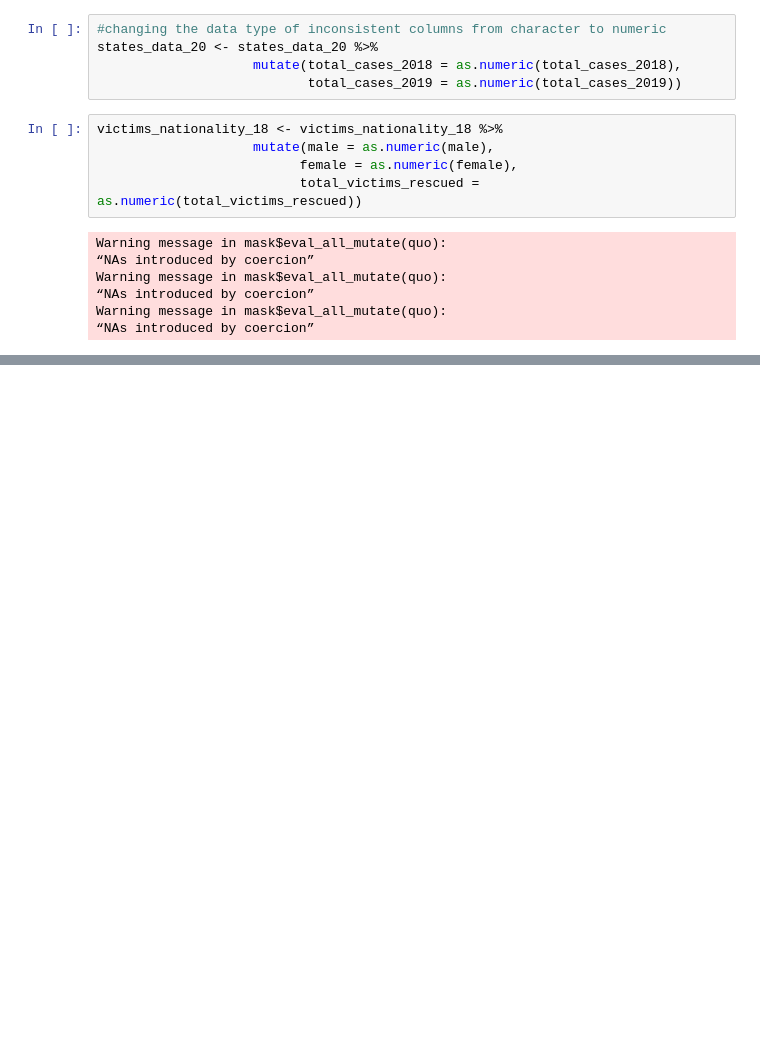
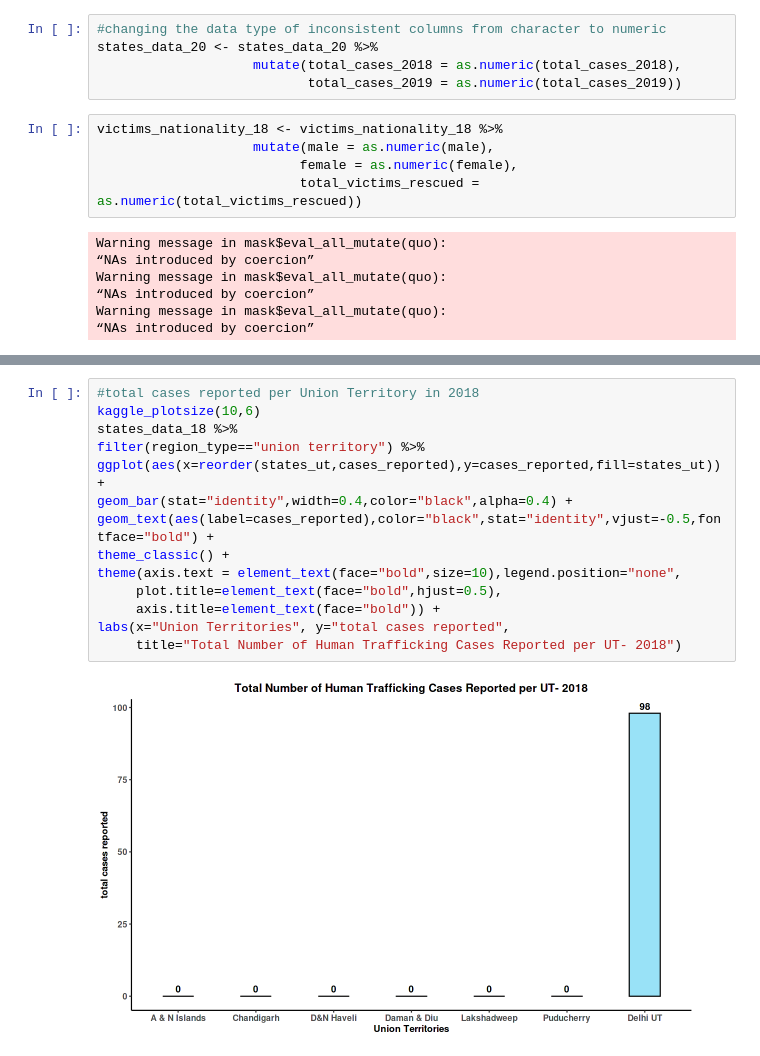
Before and after one commit to Cshefali/Human-Trafficking-India-Analysis, a Jupyter notebook: india-human-trafficking-analysis-2018-2020.ipynb, the cells around one changed output, grey strips where cells are left out. Saved outputs shown, nothing was run; the diff lists cells and outputs as text; blank space fills up the shorter version.

```diff
--- a/india-human-trafficking-analysis-2018-2020.ipynb
+++ b/india-human-trafficking-analysis-2018-2020.ipynb
@@ -310,0 +329,16 @@ And if the rate is NA, it means that:
+# %%
+#total cases reported per Union Territory in 2018
+kaggle_plotsize(10,6)
+states_data_18 %>%
+filter(region_type=="union territory") %>%
+ggplot(aes(x=reorder(states_ut,cases_reported),y=cases_reported,fill=states_ut)) +
+geom_bar(stat="identity",width=0.4,color="black",alpha=0.4) +
+geom_text(aes(label=cases_reported),color="black",stat="identity",vjust=-0.5,fontface="bold") +
+theme_classic() +
+theme(axis.text = element_text(face="bold",size=10),legend.position="none",
+     plot.title=element_text(face="bold",hjust=0.5),
+     axis.title=element_text(face="bold")) +
+labs(x="Union Territories", y="total cases reported",
+     title="Total Number of Human Trafficking Cases Reported per UT- 2018")
+# %% [output]
+[figure, added]
```
Also changed, not shown: parts of 26 cells of this notebook.
